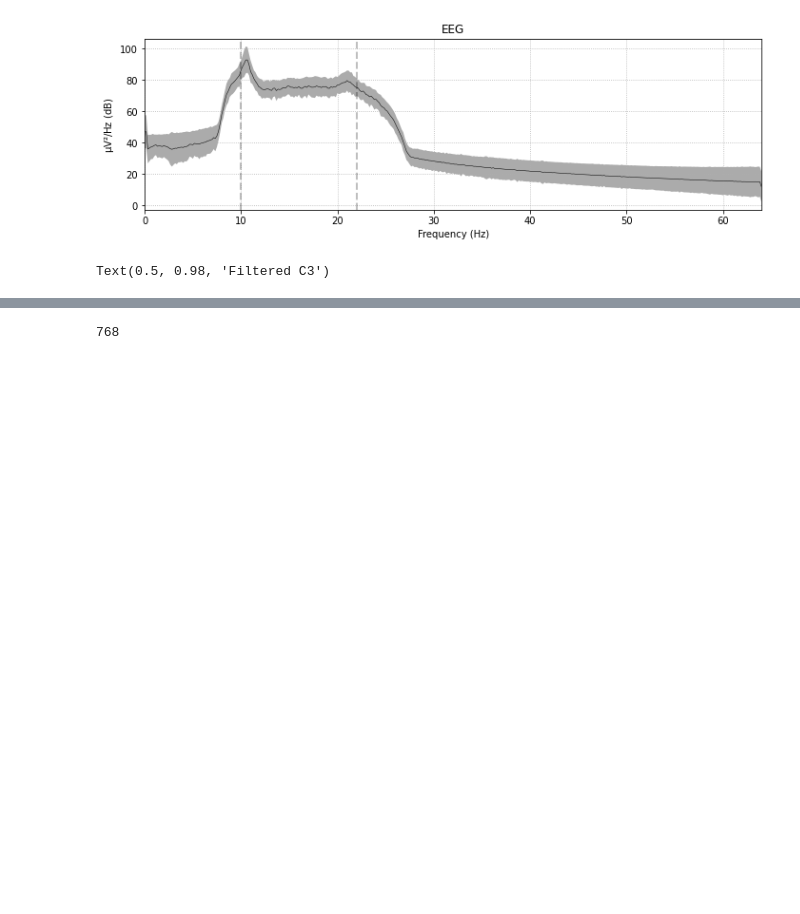
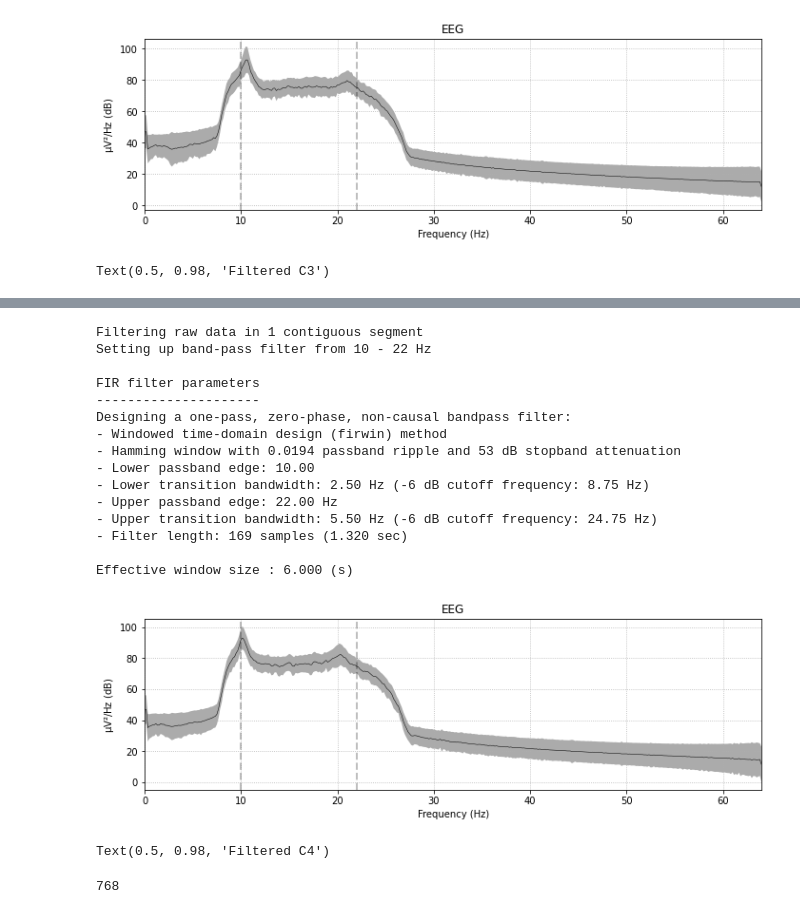
Before and after one commit to ThakdanaiSaelee/CE903_group_project, a Jupyter notebook: Program/data_prepatation.ipynb, the cells around one changed output, grey strips where cells are left out. Cells and saved outputs as stored; diff of their text form; code cells hidden in the pictures; blank space fills up the shorter version.

```diff
--- a/Program/data_prepatation.ipynb
+++ b/Program/data_prepatation.ipynb
@@ -211,3 +253,27 @@ Text(0.5, 0.98, 'Filtered C3')
+# %%
+raw3_LowAndHigh = raw3.copy().filter(10, 22)
+
+fig = raw3_LowAndHigh.plot_psd(fmin=0, fmax=64, average=True)
+
+fig.suptitle('Filtered C4', size='xx-large', weight='bold')
+# %% [output]
+Filtering raw data in 1 contiguous segment
+Setting up band-pass filter from 10 - 22 Hz
+
+FIR filter parameters
+---------------------
+Designing a one-pass, zero-phase, non-causal bandpass filter:
+- Windowed time-domain design (firwin) method
+- Hamming window with 0.0194 passband ripple and 53 dB stopband attenuation
+- Lower passband edge: 10.00
+- Lower transition bandwidth: 2.50 Hz (-6 dB cutoff frequency: 8.75 Hz)
+- Upper passband edge: 22.00 Hz
+- Upper transition bandwidth: 5.50 Hz (-6 dB cutoff frequency: 24.75 Hz)
+- Filter length: 169 samples (1.320 sec)
+
+Effective window size : 6.000 (s)
+[figure, added]
+Text(0.5, 0.98, 'Filtered C4')
 # %%
 len(raw)
 # %% [output]
```
Also changed, not shown: parts of 12 cells of this notebook.
